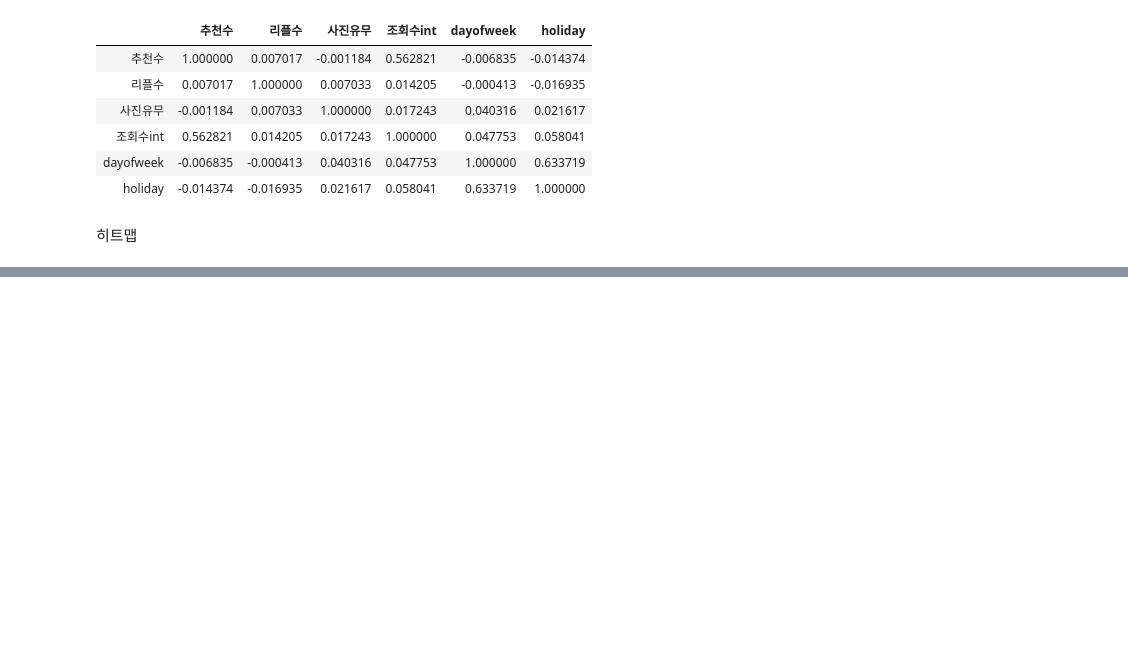
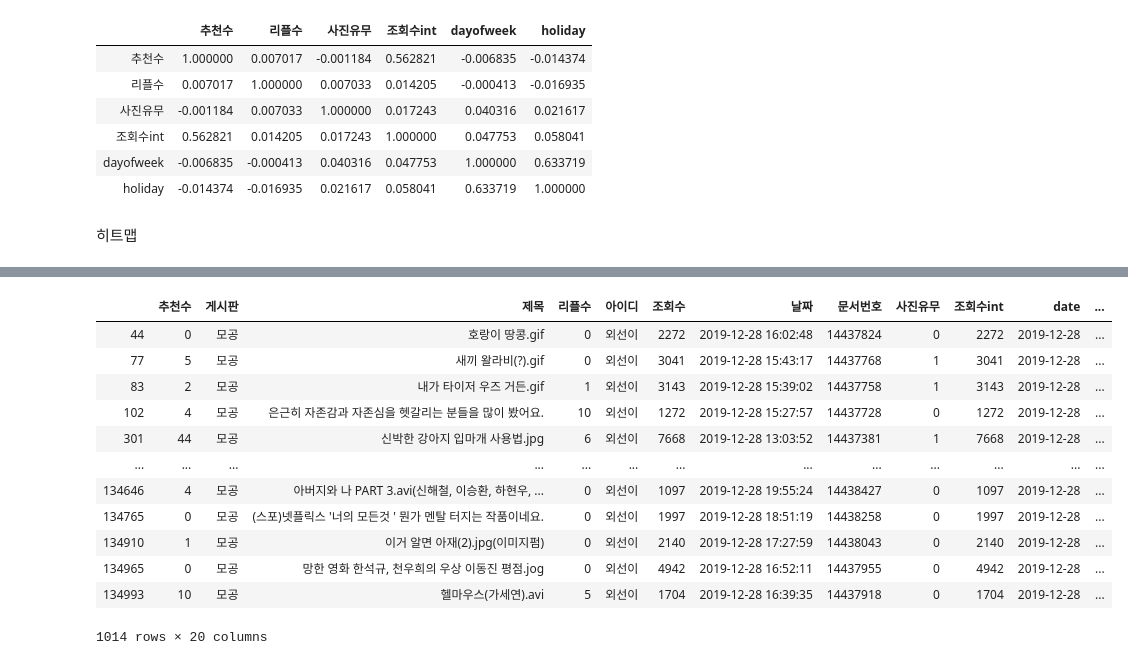
Before and after one commit to arandanito/clien, a Jupyter notebook: 03. EDA.ipynb, the cells around one changed output, grey strips where cells are left out. Saved outputs shown, nothing was run; the diff lists cells and outputs as text; code cells hidden in the pictures; blank space fills up the shorter version.

```diff
--- a/03. EDA.ipynb
+++ b/03. EDA.ipynb
@@ -391,0 +459,16 @@ sns.heatmap(clien[['추천수', '리플수', '사진유무', '조회수int','day
+# %%
+clien[clien['아이디']=='외선이']
+# %% [output]
+|  | 추천수 | 게시판 | 제목 | 리플수 | 아이디 | 조회수 | 날짜 | 문서번호 | 사진유무 | 조회수int | date | ... |
+| 44 | 0 | 모공 | 호랑이 땅콩.gif | 0 | 외선이 | 2272 | 2019-12-28 16:02:48 | 14437824 | 0 | 2272 | 2019-12-28 | ... |
+| 77 | 5 | 모공 | 새끼 왈라비(?).gif | 0 | 외선이 | 3041 | 2019-12-28 15:43:17 | 14437768 | 1 | 3041 | 2019-12-28 | ... |
+| 83 | 2 | 모공 | 내가 타이저 우즈 거든.gif | 1 | 외선이 | 3143 | 2019-12-28 15:39:02 | 14437758 | 1 | 3143 | 2019-12-28 | ... |
+| 102 | 4 | 모공 | 은근히 자존감과 자존심을 헷갈리는 분들을 많이 봤어요. | 10 | 외선이 | 1272 | 2019-12-28 15:27:57 | 14437728 | 0 | 1272 | 2019-12-28 | ... |
+| 301 | 44 | 모공 | 신박한 강아지 입마개 사용법.jpg | 6 | 외선이 | 7668 | 2019-12-28 13:03:52 | 14437381 | 1 | 7668 | 2019-12-28 | ... |
+| ... | ... | ... | ... | ... | ... | ... | ... | ... | ... | ... | ... | ... |
+| 134646 | 4 | 모공 | 아버지와 나 PART 3.avi(신해철, 이승환, 하현우, ... | 0 | 외선이 | 1097 | 2019-12-28 19:55:24 | 14438427 | 0 | 1097 | 2019-12-28 | ... |
+| 134765 | 0 | 모공 | (스포)넷플릭스 '너의 모든것 ' 뭔가 멘탈 터지는 작품이네요. | 0 | 외선이 | 1997 | 2019-12-28 18:51:19 | 14438258 | 0 | 1997 | 2019-12-28 | ... |
+| 134910 | 1 | 모공 | 이거 알면 아재(2).jpg(이미지펌) | 0 | 외선이 | 2140 | 2019-12-28 17:27:59 | 14438043 | 0 | 2140 | 2019-12-28 | ... |
+| 134965 | 0 | 모공 | 망한 영화 한석규, 천우희의 우상 이동진 평점.jog | 0 | 외선이 | 4942 | 2019-12-28 16:52:11 | 14437955 | 0 | 4942 | 2019-12-28 | ... |
+| 134993 | 10 | 모공 | 헬마우스(가세연).avi | 5 | 외선이 | 1704 | 2019-12-28 16:39:35 | 14437918 | 0 | 1704 | 2019-12-28 | ... |
+1014 rows × 20 columns
```
Also changed, not shown: parts of 13 cells of this notebook.
